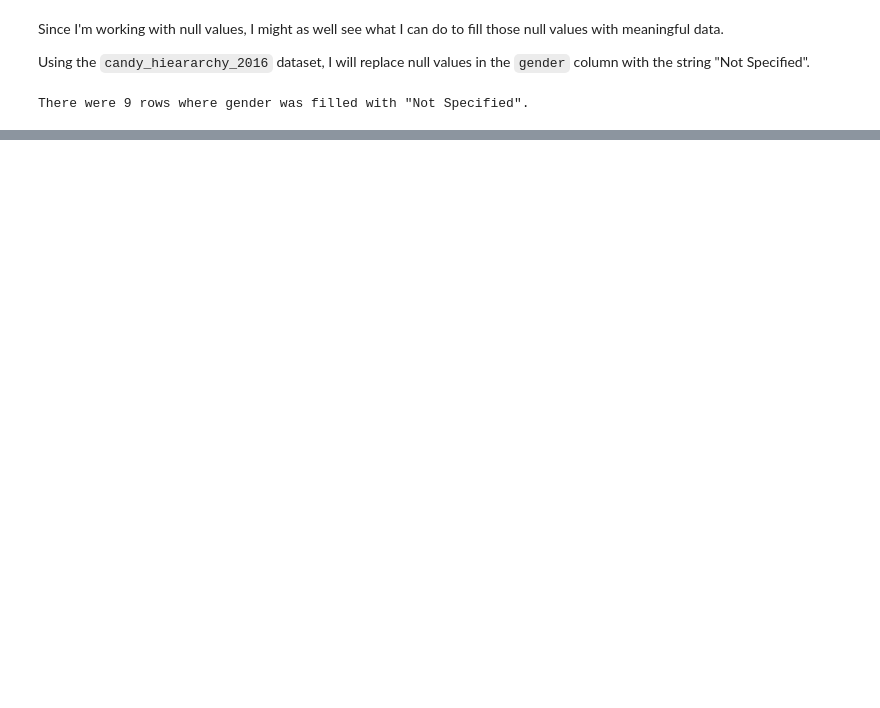
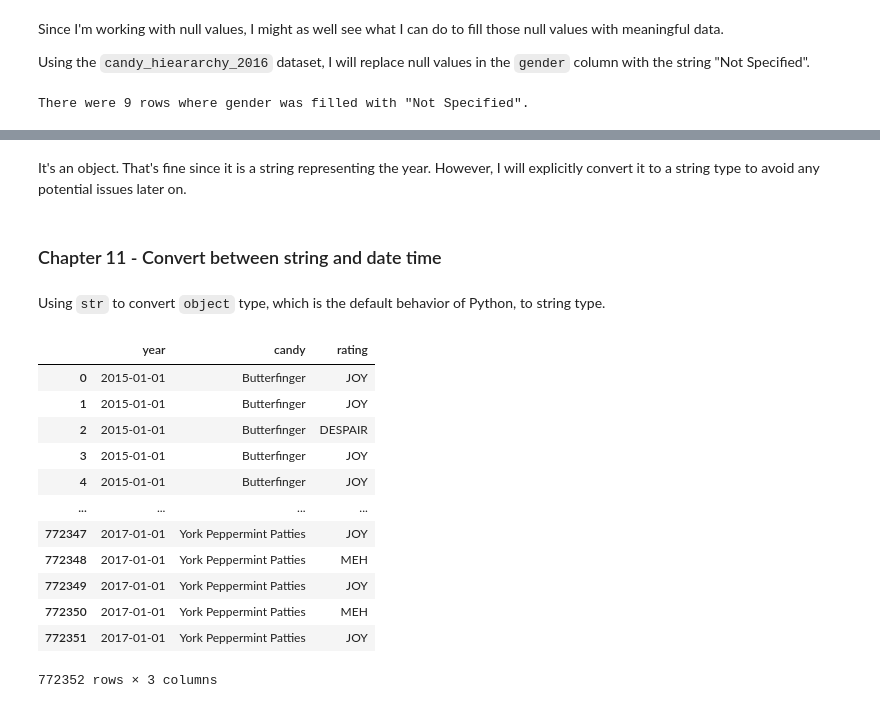
Before and after one commit to plozano0/The-Data-Wrangling-Workshop, a Jupyter notebook: Weekly Exercises/Lozano_P_Week_7&8_Exercise.ipynb, the cells around one changed output, grey strips where cells are left out. Cells and saved outputs as stored; diff of their text form; code cells hidden in the pictures; blank space fills up the shorter version.

```diff
--- a/Weekly Exercises/Lozano_P_Week_7&8_Exercise.ipynb
+++ b/Weekly Exercises/Lozano_P_Week_7&8_Exercise.ipynb
@@ -169,0 +288,6 @@ There were 9 rows where gender was filled with "Not Specified".
+# %% [markdown]
+It's an object. That's fine since it is a string representing the year. However, I will explicitly convert it to a string type to avoid any potential issues later on.
+# %% [markdown]
+### Chapter 11 - Convert between string and date time
+# %% [markdown]
+Using `str` to convert `object` type, which is the default behavior of Python, to string type.
@@ -169,0 +299,16 @@ There were 9 rows where gender was filled with "Not Specified".
+# %%
+candies_long
+# %% [output]
+|  | year | candy | rating |
+| 0 | 2015-01-01 | Butterfinger | JOY |
+| 1 | 2015-01-01 | Butterfinger | JOY |
+| 2 | 2015-01-01 | Butterfinger | DESPAIR |
+| 3 | 2015-01-01 | Butterfinger | JOY |
+| 4 | 2015-01-01 | Butterfinger | JOY |
+| ... | ... | ... | ... |
+| 772347 | 2017-01-01 | York Peppermint Patties | JOY |
+| 772348 | 2017-01-01 | York Peppermint Patties | MEH |
+| 772349 | 2017-01-01 | York Peppermint Patties | JOY |
+| 772350 | 2017-01-01 | York Peppermint Patties | MEH |
+| 772351 | 2017-01-01 | York Peppermint Patties | JOY |
+772352 rows × 3 columns
```
Also changed, not shown: parts of 24 cells of this notebook, 2 other files.
